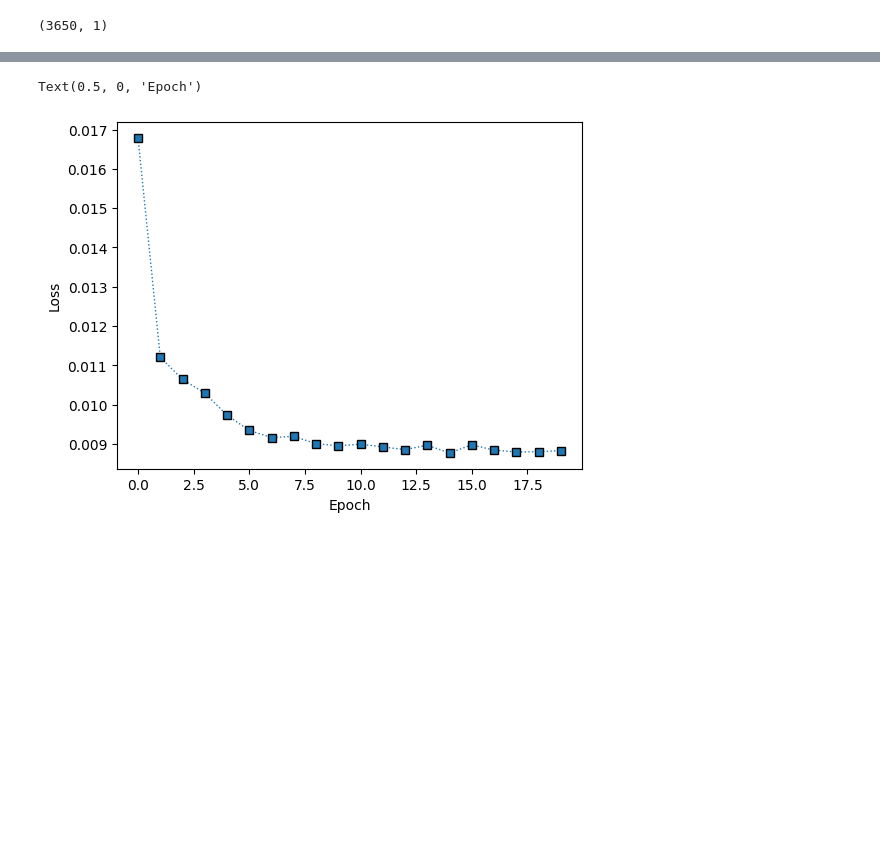
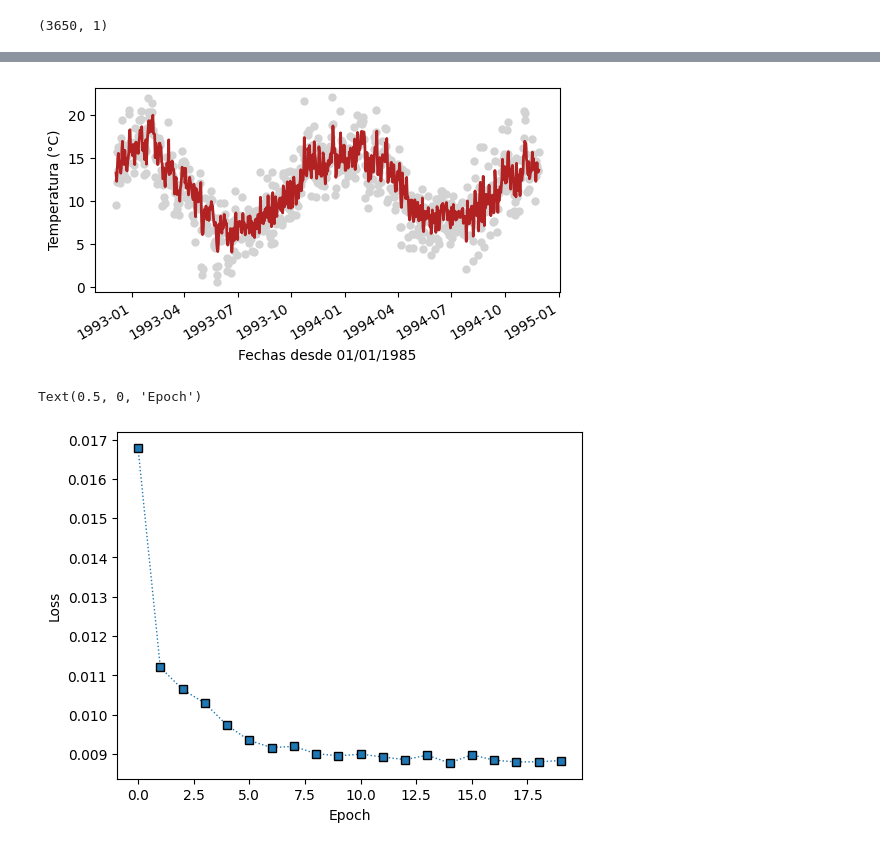
Before and after one commit to aldarco/lstm_project, a Jupyter notebook: lstm_imp2.ipynb, the cells around one changed output, grey strips where cells are left out. Saved outputs shown, nothing was run; the diff lists cells and outputs as text; code cells hidden in the pictures; blank space fills up the shorter version.

```diff
--- a/lstm_imp2.ipynb
+++ b/lstm_imp2.ipynb
@@ -60,7 +60,7 @@ def create_dataset(dataset, look_back=1):
         Y.append(dataset[i + look_back, 0])
     return np.array(X), np.array(Y)
 
-# Definimos look_back en 30 días
+
 look_back = 30 # 30 dias previos
 X, Y = create_dataset(data_scaled, look_back)
 
@@ -72,7 +72,7 @@ train_size = int(len(X) * 0.80)
 test_size = len(X) - train_size
 trainX, testX = X[0:train_size], X[train_size:len(X)]
 trainY, testY = Y[0:train_size], Y[train_size:len(Y)]
-
+times_test = datetime_values[train_size:len(Y)]
 # lstm
 model = Sequential()
 # Capa oculta 50 neuronas
@@ -89,7 +89,7 @@ history = model.fit(trainX, trainY, epochs=20, batch_size=32, verbose=1)
 trainPredict = model.predict(trainX)
 testPredict = model.predict(testX)
 
-# Invertimos la normalización para volver a grados Celsius reales
+# norm invert. to celcius
 trainPredict = scaler.inverse_transform(trainPredict)
 trainY_orig = scaler.inverse_transform([trainY])
 testPredict = scaler.inverse_transform(testPredict)
@@ -103,7 +103,7 @@ trainPredictPlot[look_back:len(trainPredict)+look_back, :] = trainPredict
 
 testPredictPlot = np.empty_like(data_scaled)
 testPredictPlot[:, :] = np.nan
-# Ajuste de índices para que continúe después del entrenamiento
+# index adjust
 start_idx = len(trainPredict) + (look_back * 2) + 1
 
 # final : +
@@ -158,0 +159,16 @@ plt.legend()
+# %%
+# Only forecast
+fig = plt.figure(figsize=(6,3))
+
+#plt.plot(datetime_values, scaler.inverse_transform(data_scaled),"o",markersize=3, label='Data', color='lightgrey', alpha=0.7)
+plt.plot(times_test, testY_orig.flatten(), label='Train', lw=0, marker="o", mfc="lightgrey",mec="none",color='darkblue')
+plt.plot(times_test, testPredict.flatten(), label='Test-forecast',lw=2, color='firebrick')
+
+#plt.title('Forecast: Temperatura Mínima Diaria usando LSTM')
+plt.xlabel('Fechas desde 01/01/1985')
+plt.ylabel('Temperatura (°C)')
+fig.autofmt_xdate()
+#plt.legend()
+#plt.show()
+# %% [output]
+[figure, added]
```
Also changed, not shown: parts of 10 cells of this notebook, 3 other files.
